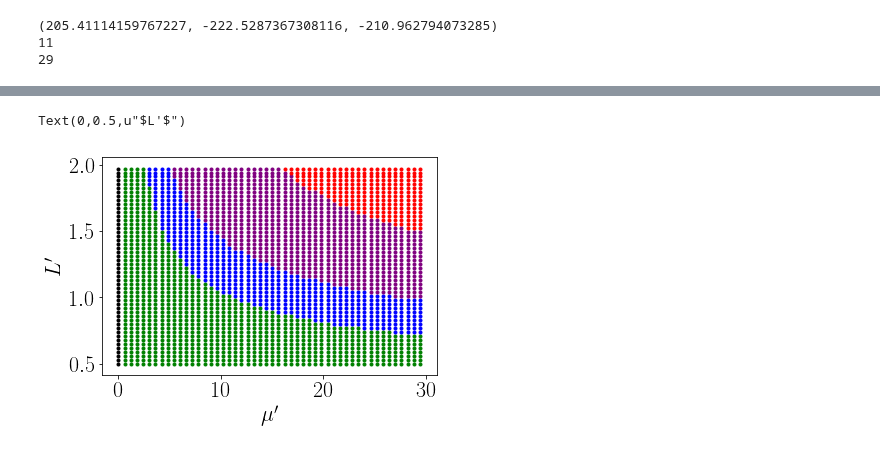
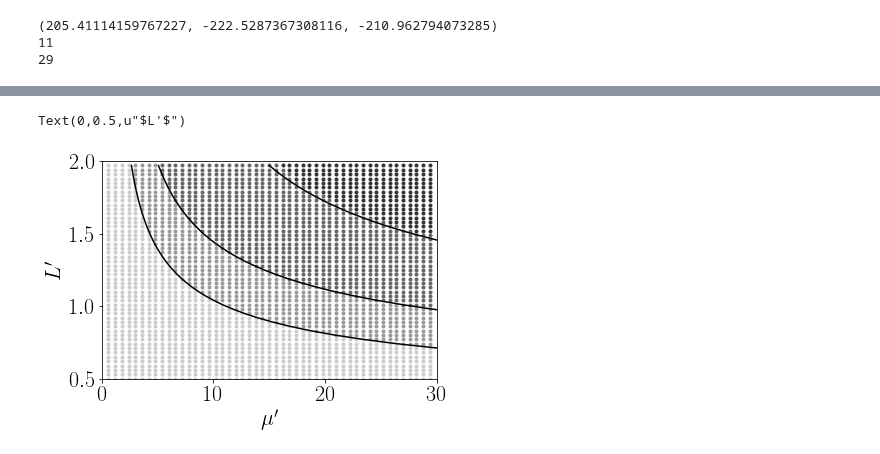
Before and after one commit to reand705/IGP, a Jupyter notebook: Method_Of_LinesIGP.ipynb, the cells around one changed output, grey strips where cells are left out. Drawn from its saved outputs; the diff is of its cells as text; code cells hidden in the pictures.

Commit message:
Add files via upload
"Coloquei o plot dos mus"

```diff
--- a/Method_Of_LinesIGP.ipynb
+++ b/Method_Of_LinesIGP.ipynb
@@ -445,27 +462,40 @@ for i in range (0,Nl):
 # %%
 #faz o gráfico L x mu
 #Parte 2) Verifique onde as populações sobrevivem e plote!
 #USAR FILL_BETWEEN DEPOIS!!!!!!
 epsilon = 10E-8
+MU1 = np.zeros(Nl)
+MU2 = np.zeros(Nl)
+MU3 = np.zeros(Nl)
 for i in range (0,Nl):
-    line_color = []
+    d_1 = 5/(L[i]**2)
+    d_2 = 5/(L[i]**2)
+    d_r = 1/(L[i]**2)
+    MU1[i] = mu_1()
+    MU2[i] = mu_2()
+    MU3[i] = mu_3()
     for j in range(0,Nmu):
         if Rfinal[i,j] > epsilon:
             if C1final[i,j] > epsilon:
                 if C2final[i,j] > epsilon:
-                    plt.scatter(MU[j],L[i],marker = '.',color = 'purple') #coexistência
+                    plt.scatter(MU[j],L[i],marker = '.',color = '0.4') #coexistência
                 else:
-                    plt.scatter(MU[j],L[i],marker = '.',color = 'blue')
+                    plt.scatter(MU[j],L[i],marker = '.',color = '0.6') #R, C1
             elif C2final[i,j] > epsilon:
-                plt.scatter(MU[j],L[i],marker = '.',color = 'red')
+                plt.scatter(MU[j],L[i],marker = '.',color = '0.2') #R,C2
             else:
-                plt.scatter(MU[j],L[i],marker = '.',color = 'green')
+                plt.scatter(MU[j],L[i],marker = '.',color = '0.8') #R
         else:
-            plt.scatter(MU[j],L[i],marker = '.',color = 'black')
+            plt.scatter(MU[j],L[i],marker = '.',color = '1.0') #No one
 
+#Mus determinados pelo método variacional
+plt.plot(MU1,L,color = 'black')
+plt.plot(MU2,L,color = 'black')
+plt.plot(MU3,L,color = 'black')
 
+plt.axis([0,30,0.5,2.0])
 plt.xlabel(r"$\mu'$")
 plt.ylabel(r"$L'$")
 # %% [output]
 Text(0,0.5,u"$L'$")
-[figure, old version]
+[figure, new version]
```
Also changed, not shown: parts of 1 cell of this notebook.
